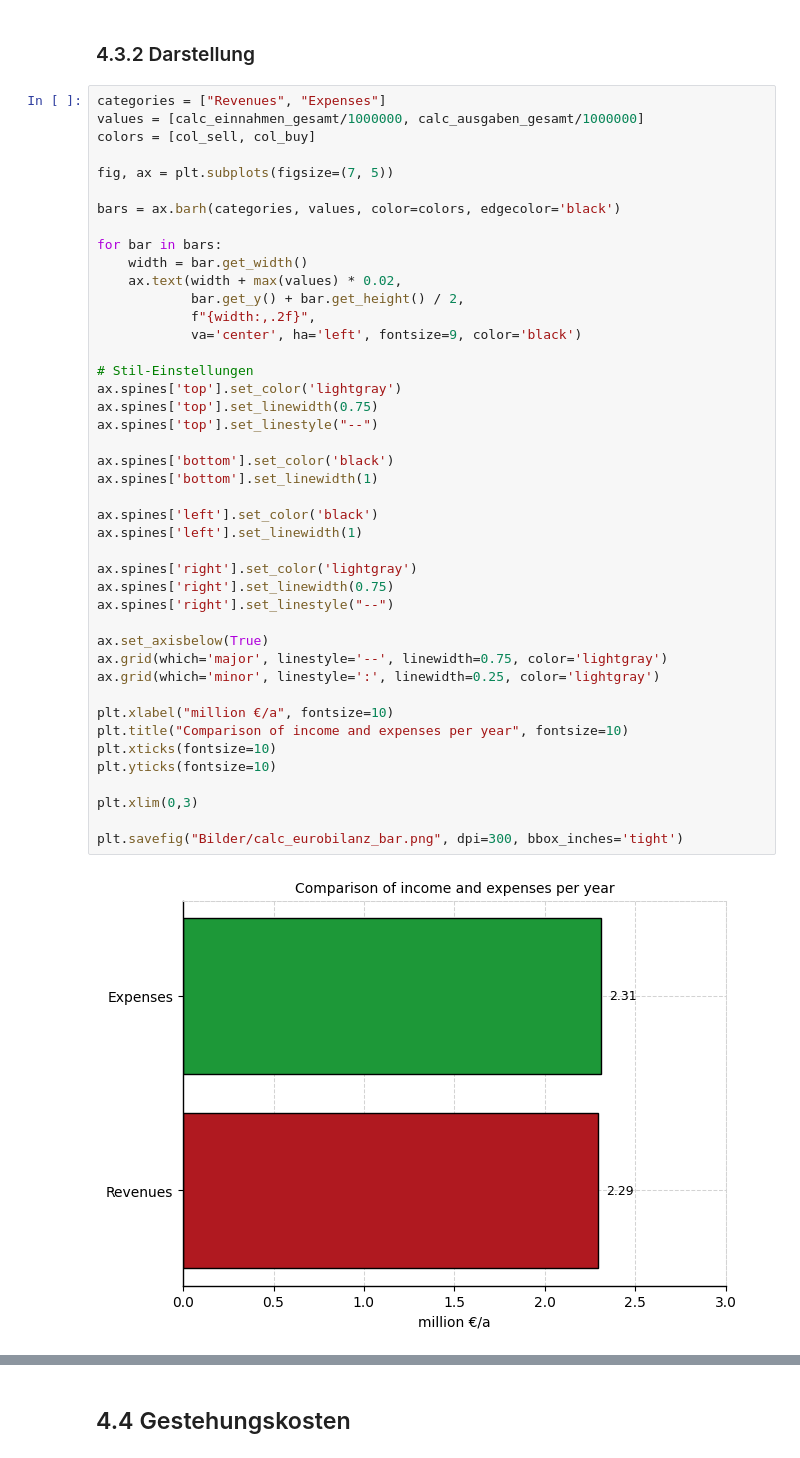
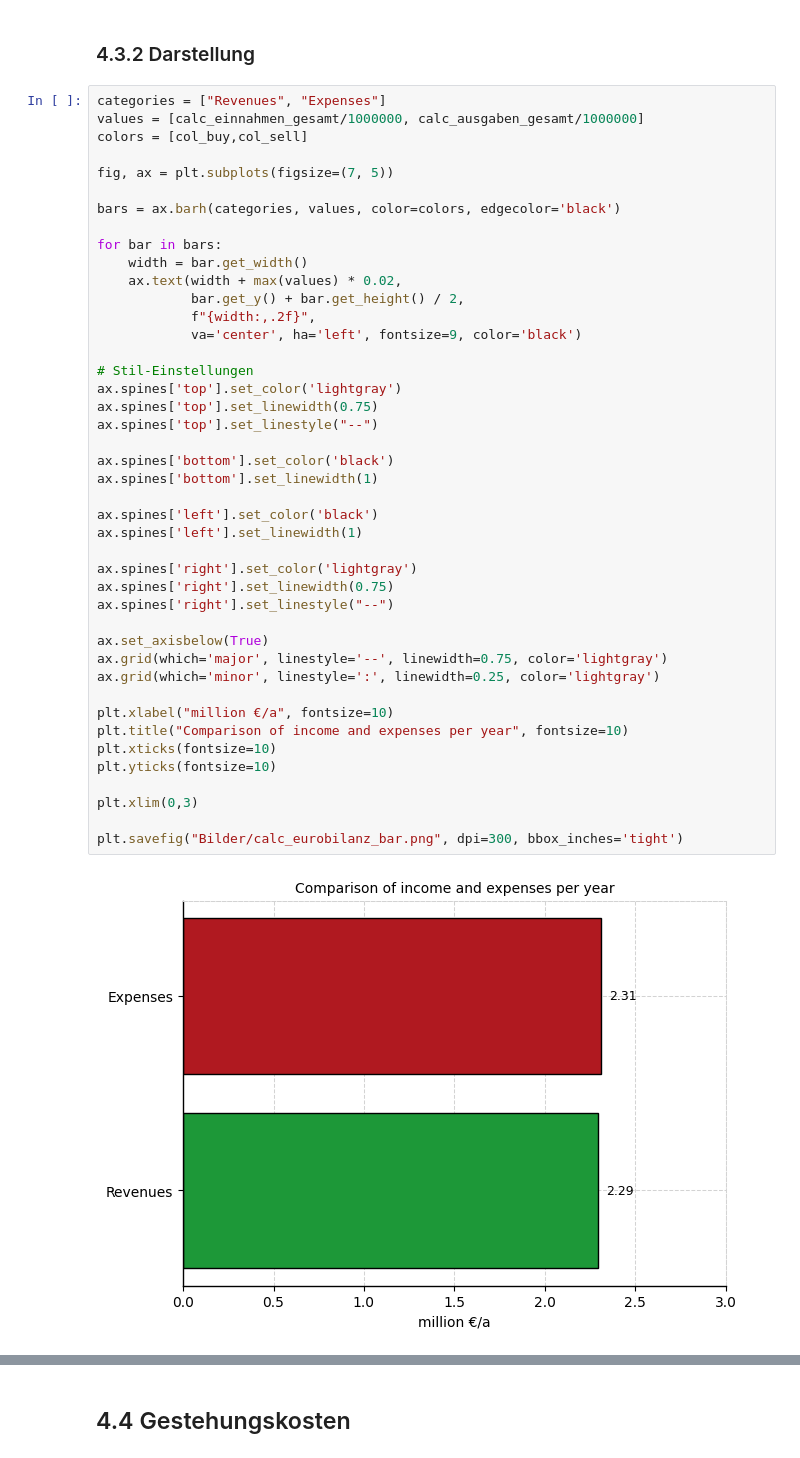
Before and after one commit to michaelheberl/FENES_P2X, a Jupyter notebook: Ammoniak_Greenfield_Patagonien/Modell_Ammoniak_Greenfield_Patagonien.ipynb, the cells around one changed output, grey strips where cells are left out. Cells and saved outputs as stored; diff of their text form.

```diff
--- a/Ammoniak_Greenfield_Patagonien/Modell_Ammoniak_Greenfield_Patagonien.ipynb
+++ b/Ammoniak_Greenfield_Patagonien/Modell_Ammoniak_Greenfield_Patagonien.ipynb
@@ -1821,7 +1821,7 @@ Ergebnisse_df.loc["calc_GuV", "Wert"] = calc_GuV
 # %%
 categories = ["Revenues", "Expenses"]
 values = [calc_einnahmen_gesamt/1000000, calc_ausgaben_gesamt/1000000]
-colors = [col_sell, col_buy]
+colors = [col_buy,col_sell]
 
 fig, ax = plt.subplots(figsize=(7, 5))
 
@@ -1835,34 +1835,34 @@ for bar in bars:
             va='center', ha='left', fontsize=9, color='black')
 
 # Stil-Einstellungen
 ax.spines['top'].set_color('lightgray')
 ax.spines['top'].set_linewidth(0.75)
 ax.spines['top'].set_linestyle("--")
 
 ax.spines['bottom'].set_color('black')
 ax.spines['bottom'].set_linewidth(1)
 
 ax.spines['left'].set_color('black')
 ax.spines['left'].set_linewidth(1)
 
 ax.spines['right'].set_color('lightgray')
 ax.spines['right'].set_linewidth(0.75)
 ax.spines['right'].set_linestyle("--")
 
 ax.set_axisbelow(True)
 ax.grid(which='major', linestyle='--', linewidth=0.75, color='lightgray')
 ax.grid(which='minor', linestyle=':', linewidth=0.25, color='lightgray')
 
 plt.xlabel("million €/a", fontsize=10)
 plt.title("Comparison of income and expenses per year", fontsize=10)
 plt.xticks(fontsize=10)
 plt.yticks(fontsize=10)
 
 plt.xlim(0,3)
 
 plt.savefig("Bilder/calc_eurobilanz_bar.png", dpi=300, bbox_inches='tight')
 # %% [output]
-[figure, old version]
+[figure, new version]
 # %%
 labels = ['Electricity sales', 'Hydrogen sales', 'Ammonia sales', 'Electricity purchase', 'Windpower', 'Photovoltaics','Battery', 'Electrolysis','Hydrogen Storage', 'Nitrogen ASU',  'Haber-Bosch', 'Profit']
 colors = [col_sell, col_h2, col_nh3, col_buy, col_wka, col_pv, col_bat, col_pem, col_h2s, col_asu, col_hb, col_etc]
```
Also changed, not shown: parts of 1 cell of this notebook, 2 other files.
